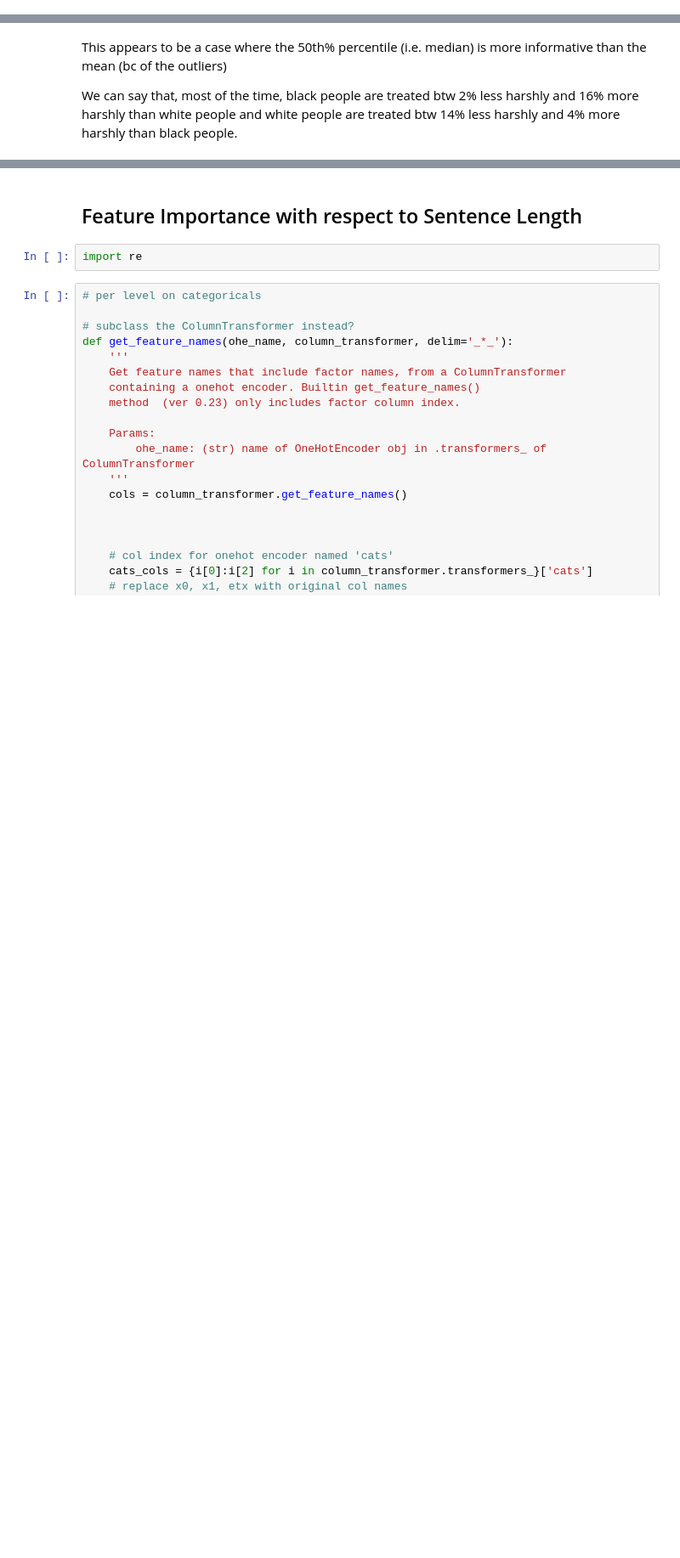
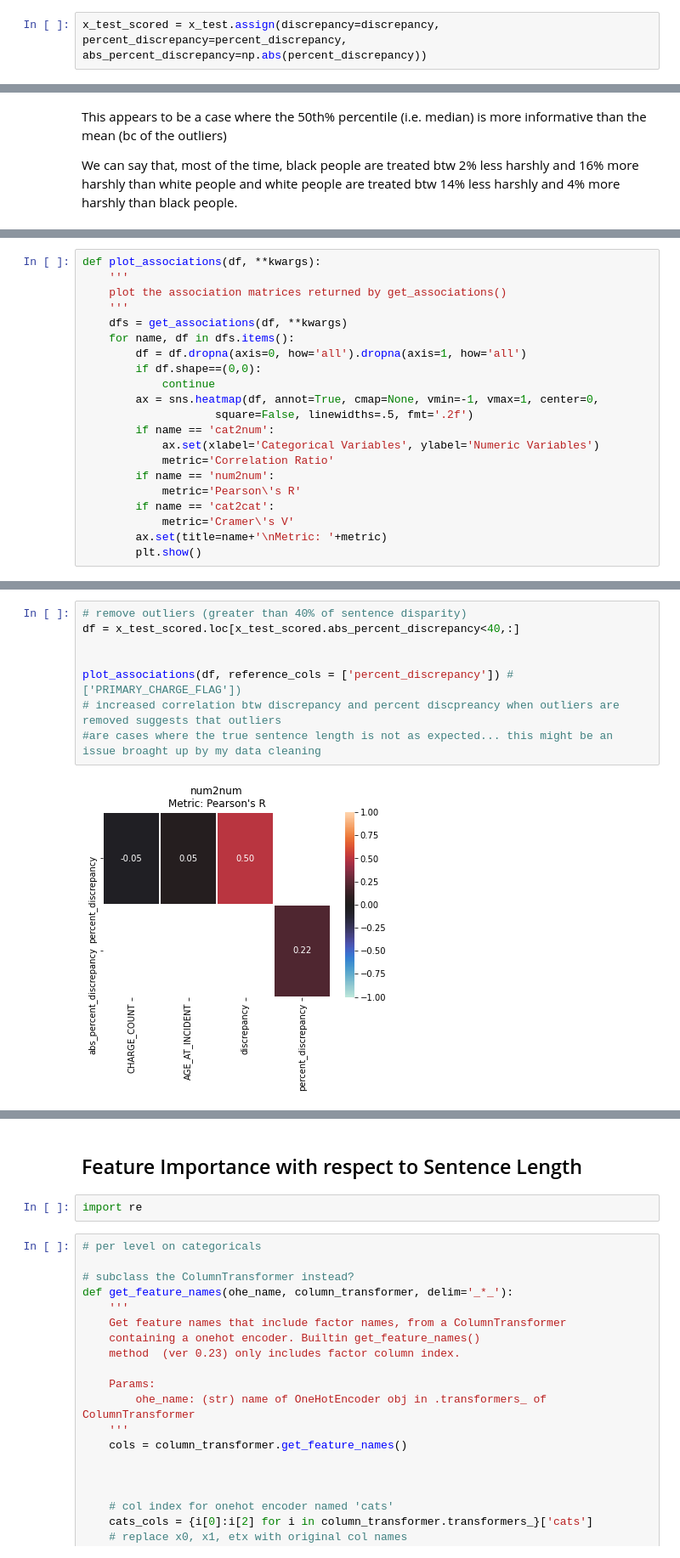
Before and after one commit to Call-for-Code-for-Racial-Justice/Open-Sentencing-Model, a Jupyter notebook: notebooks/Explore-and-Train.ipynb, the cells around one changed output, grey strips where cells are left out. Shown: that part at 85% size. Cells and saved outputs as stored; diff of their text form; blank space fills up the shorter version.

```diff
--- a/notebooks/Explore-and-Train.ipynb
+++ b/notebooks/Explore-and-Train.ipynb
@@ -502,4 +483,6 @@ discrepancy_s = pd.Series(discrepancy)
 # calculate as percent of (estimated?) sentence
 percent_discrepancy = (discrepancy/y_test) * 100
 #percent_discrepancy = (discrepancy/preds) * 100
+# %%
+x_test_scored = x_test.assign(discrepancy=discrepancy, percent_discrepancy=percent_discrepancy, abs_percent_discrepancy=np.abs(percent_discrepancy))
 # %%
@@ -552,0 +649,21 @@ Text(0.5, 1.0, 'Distribution of Racial Discrepancies by Race')
+# %%
+def plot_associations(df, **kwargs):
+    '''
+    plot the association matrices returned by get_associations()
+    '''
+    dfs = get_associations(df, **kwargs)
+    for name, df in dfs.items():
+        df = df.dropna(axis=0, how='all').dropna(axis=1, how='all')
+        if df.shape==(0,0):
+            continue
+        ax = sns.heatmap(df, annot=True, cmap=None, vmin=-1, vmax=1, center=0,
+                    square=False, linewidths=.5, fmt='.2f')
+        if name == 'cat2num':
+            ax.set(xlabel='Categorical Variables', ylabel='Numeric Variables')
+            metric='Correlation Ratio'
+        if name == 'num2num':
+            metric='Pearson\'s R'
+        if name == 'cat2cat':
+            metric='Cramer\'s V'
+        ax.set(title=name+'\nMetric: '+metric)
+        plt.show()
@@ -552,0 +678,10 @@ Text(0.5, 1.0, 'Distribution of Racial Discrepancies by Race')
+# %%
+# remove outliers (greater than 40% of sentence disparity)
+df = x_test_scored.loc[x_test_scored.abs_percent_discrepancy<40,:]
+
+
+plot_associations(df, reference_cols = ['percent_discrepancy']) #['PRIMARY_CHARGE_FLAG'])
+# increased correlation btw discrepancy and percent discpreancy when outliers are removed suggests that outliers
+#are cases where the true sentence length is not as expected... this might be an issue broaght up by my data cleaning
+# %% [output]
+[figure, added]
```
Also changed, not shown: parts of 70 cells of this notebook, 1 other file.
